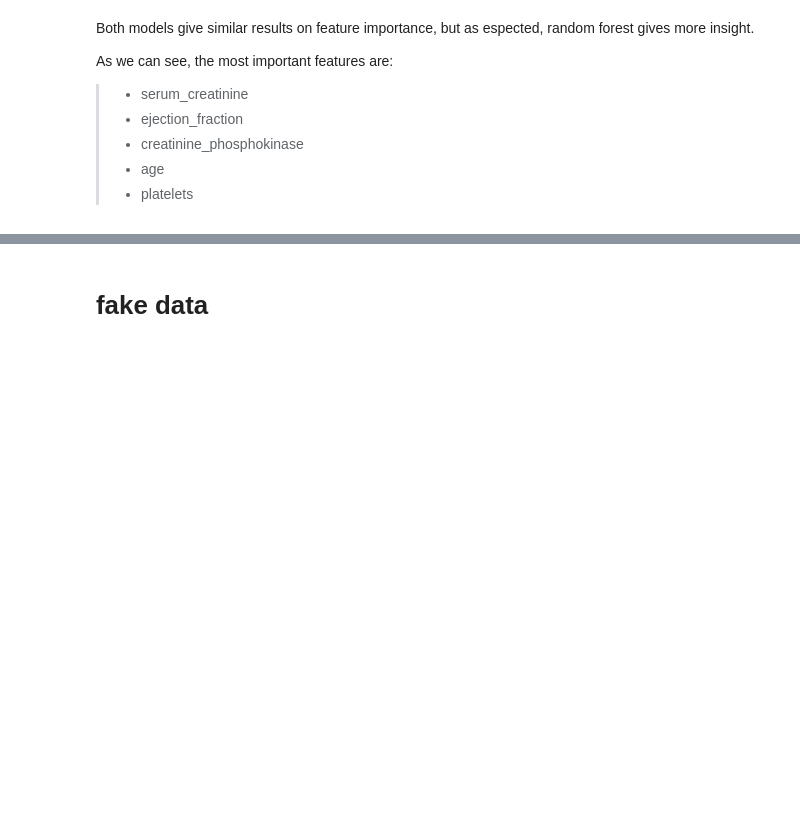
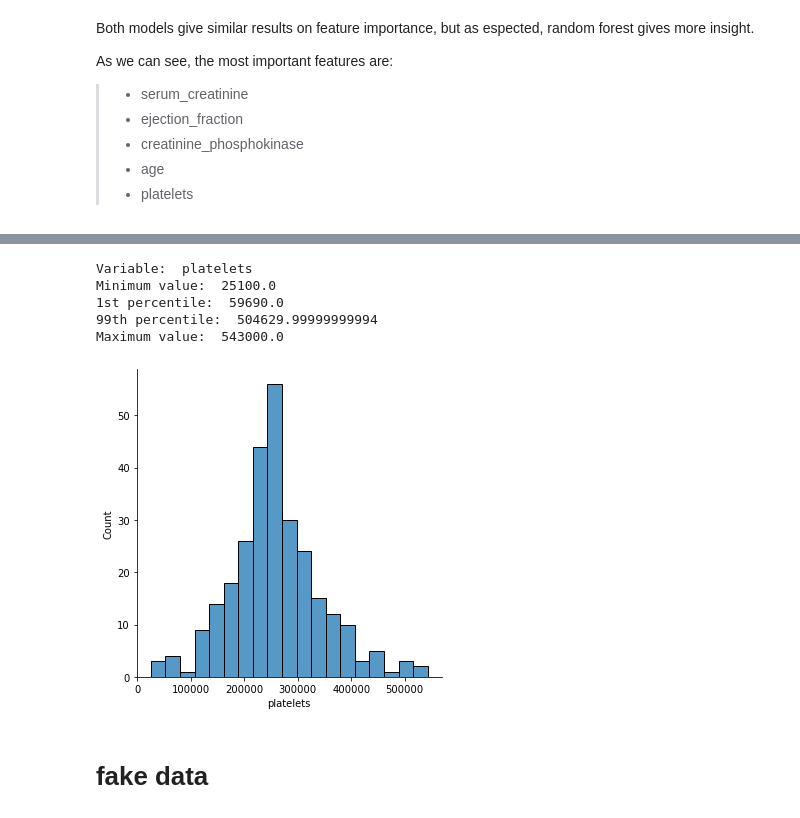
Before and after one commit to mateo-st/ML_UM, a Jupyter notebook: 3º Lab/LAB3 - Mordetzki, Stipanicic.ipynb, the cells around one changed output, grey strips where cells are left out. Saved outputs shown, nothing was run; the diff lists cells and outputs as text; code cells hidden in the pictures; blank space fills up the shorter version.

```diff
--- a/3º Lab/LAB3 - Mordetzki, Stipanicic.ipynb
+++ b/3º Lab/LAB3 - Mordetzki, Stipanicic.ipynb
@@ -380,3 +420,12 @@ As we can see, the most important features are:
+# %%
+variable_stats('platelets', dataset_blood)
+# %% [output]
+Variable:  platelets
+Minimum value:  25100.0
+1st percentile:  59690.0
+99th percentile:  504629.99999999994
+Maximum value:  543000.0
+[figure, added]
 # %% [markdown]
 # fake data
 # %%
```
Also changed, not shown: parts of 17 cells of this notebook.
